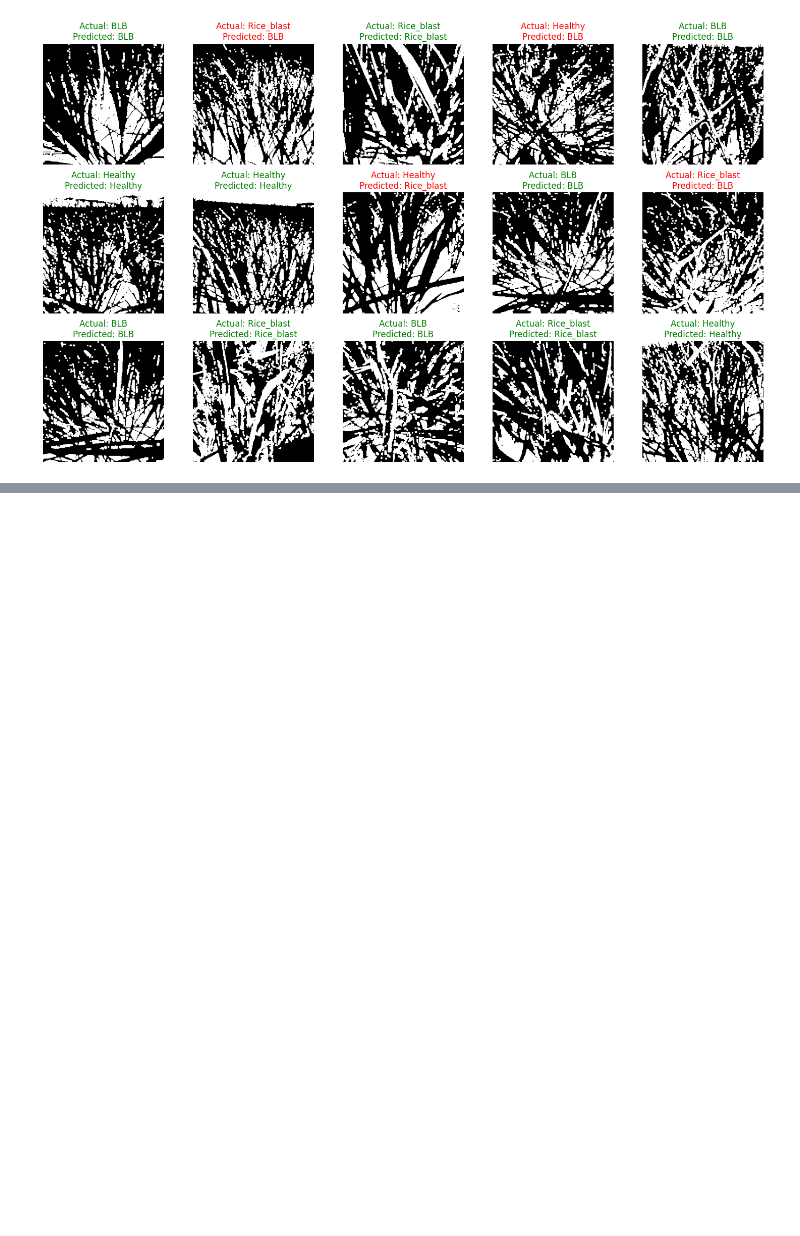
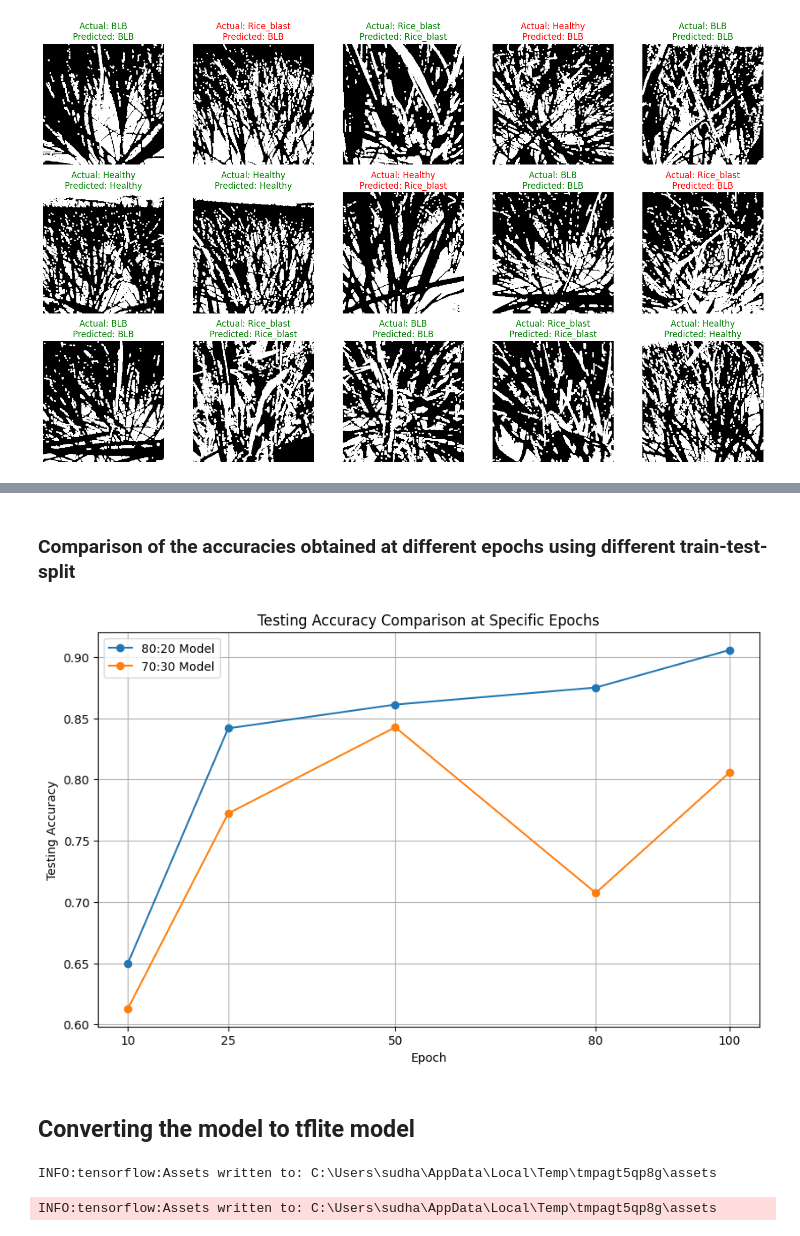
Before and after one commit to NagaSudharshan-K/RiceBioS-CNN, a Jupyter notebook: other_CNN_model_70_30.ipynb, the cells around one changed output, grey strips where cells are left out. Cells and saved outputs as stored; diff of their text form; code cells hidden in the pictures; blank space fills up the shorter version.

```diff
--- a/other_CNN_model_70_30.ipynb
+++ b/other_CNN_model_70_30.ipynb
@@ -525,0 +496,40 @@ plt.show()
+# %% [markdown]
+### Comparison of the accuracies obtained at different epochs using different train-test-split
+# %%
+import matplotlib.pyplot as plt
+
+#val_loss: 1.0836 - val_accuracy: 0.8056
+model1_history = {'val_accuracy': [0.6500, 0.8417, 0.8611, 0.8750, 0.9056],
+                  'val_loss': [0.7709, 0.4144, 0.4901, 0.6635, 0.4822]}
+model2_history = {'val_accuracy': [0.6130,  0.7722, 0.8426, 0.7074, 0.8056],
+                  'val_loss': [0.8610, 0.6135 , 0.7917, 1.5327,1.0836]}
+
+epochs_to_check = [10, 25, 50,80, 100]
+testing_accuracy_at_epochs1 = {}
+i=0
+for epoch in epochs_to_check:
+    testing_accuracy_at_epochs1[epoch] = model1_history['val_accuracy'][i]
+    i+=1
+testing_accuracy_at_epochs2 = {}
+i=0
+for epoch in epochs_to_check:
+    testing_accuracy_at_epochs2[epoch] = model2_history['val_accuracy'][i]
+    i+=1
+
+plt.figure(figsize=(10, 6))
+
+plt.plot(list(testing_accuracy_at_epochs1.keys()), list(testing_accuracy_at_epochs1.values()), label='80:20 Model', marker='o', linestyle='-')
+
+plt.plot(list(testing_accuracy_at_epochs2.keys()), list(testing_accuracy_at_epochs2.values()), label='70:30 Model', marker='o', linestyle='-')
+
+plt.title('Testing Accuracy Comparison at Specific Epochs')
+plt.xlabel('Epoch')
+plt.ylabel('Testing Accuracy')
+plt.xticks(list(testing_accuracy_at_epochs1.keys()))  # Assuming both models have the same epochs
+plt.grid(True)
+plt.legend()
+plt.show()
+# %% [output]
+[figure, added]
+# %% [markdown]
+## Converting the model to tflite model
@@ -525,0 +540,6 @@ plt.show()
+# %%
+converter = tf.lite.TFLiteConverter.from_keras_model(model)
+tflite_model = converter.convert()
+# %% [output]
+INFO:tensorflow:Assets written to: C:\Users\sudha\AppData\Local\Temp\tmpagt5qp8g\assets
+INFO:tensorflow:Assets written to: C:\Users\sudha\AppData\Local\Temp\tmpagt5qp8g\assets
```
Also changed, not shown: parts of 29 cells of this notebook, 2 other files.
